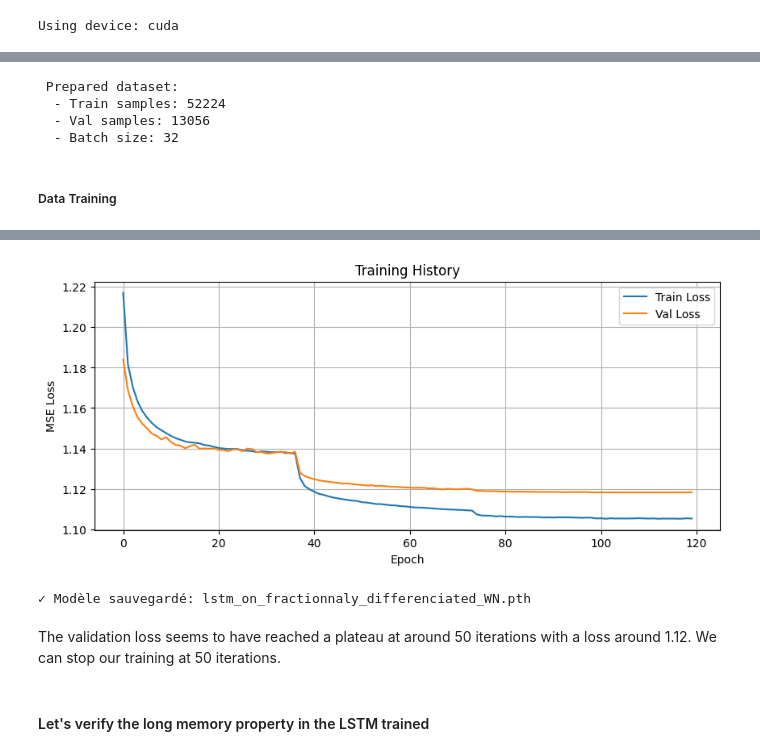
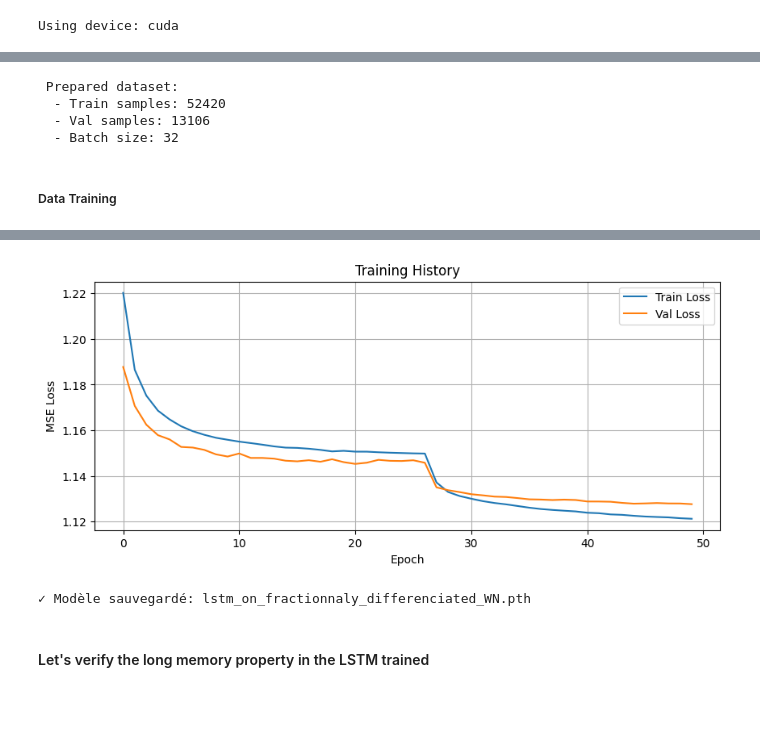
Before and after one commit to clemdst/LSTM-long-memory, a Jupyter notebook: Test Kelly/LSTM_short_memory.ipynb, the cells around one changed output, grey strips where cells are left out. Drawn from its saved outputs; the diff is of its cells as text; code cells hidden in the pictures; blank space fills up the shorter version.

```diff
--- a/Test Kelly/LSTM_short_memory.ipynb
+++ b/Test Kelly/LSTM_short_memory.ipynb
@@ -145,5 +145,5 @@ We transform our generated time serie into a supervised learning dataset thanks
 # %%
-dataset = unfold_sequence_to_supervised_dataset(FD_seq, seq_length=256, forecast_horizon=1, device=device)
+dataset = unfold_sequence_to_supervised_dataset(FD_seq, seq_length=10, forecast_horizon=1, device=device)
 
 print(f"\nTest 1 dataset created on {device}")
 print(f"  y memory: {dataset[1].element_size() * dataset[1].nelement() / 1e9:.2f} GB")
@@ -190,8 +190,8 @@ print(f"  - Val samples: {len(val_dataset)}")
 print(f"  - Batch size: {batch_size}")
 # %% [output]
  Prepared dataset:
-  - Train samples: 52224
-  - Val samples: 13056
+  - Train samples: 52420
+  - Val samples: 13106
   - Batch size: 32
 # %% [markdown]
 ##### Data Training
@@ -214,7 +214,7 @@ criterion = nn.MSELoss()
 optimizer = optim.Adam(model.parameters(), lr=0.01)
 scheduler = optim.lr_scheduler.ReduceLROnPlateau(optimizer, 'min', patience=5, eps=1e-6) #automatic learning rate adjustment
 
-num_epochs = 120 #iteration number
+num_epochs = 50 #iteration number
 
 # Historique des pertes
 train_losses = []
@@ -313,9 +310,7 @@ Epoch [120/120] Train Loss: 1.105270 | Val Loss: 1.118216
 ==================================================
 ✓ Entraînement terminé
-[figure, old version]
+[figure, new version]
 ✓ Modèle sauvegardé: lstm_on_fractionnaly_differenciated_WN.pth
-# %% [markdown]
-The validation loss seems to have reached a plateau at around 50 iterations with a loss around 1.12. We can stop our training at 50 iterations.
 # %% [markdown]
 #### Let's verify the long memory property in the LSTM trained
 # %% [markdown]
```
Also changed, not shown: parts of 32 cells of this notebook.
